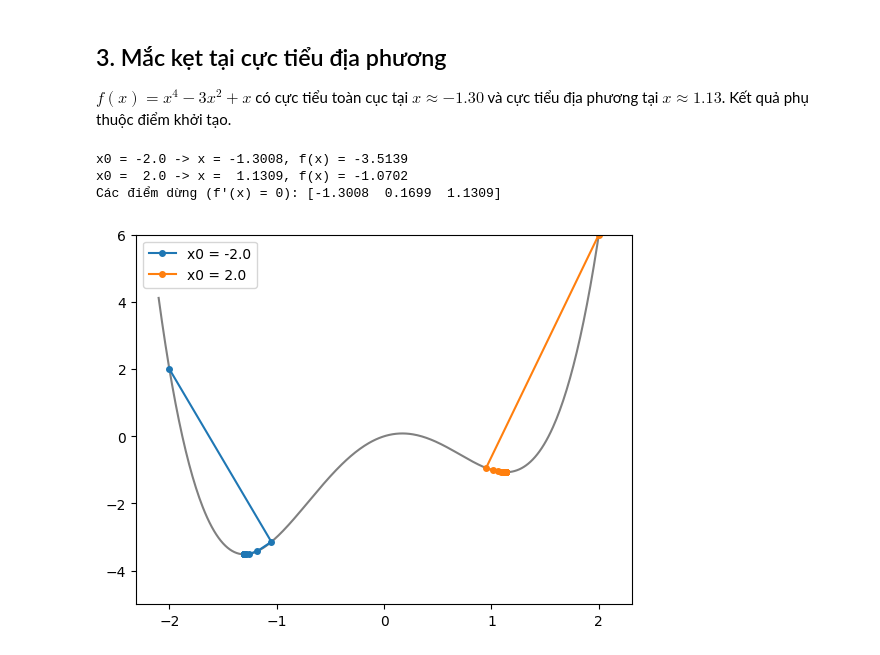
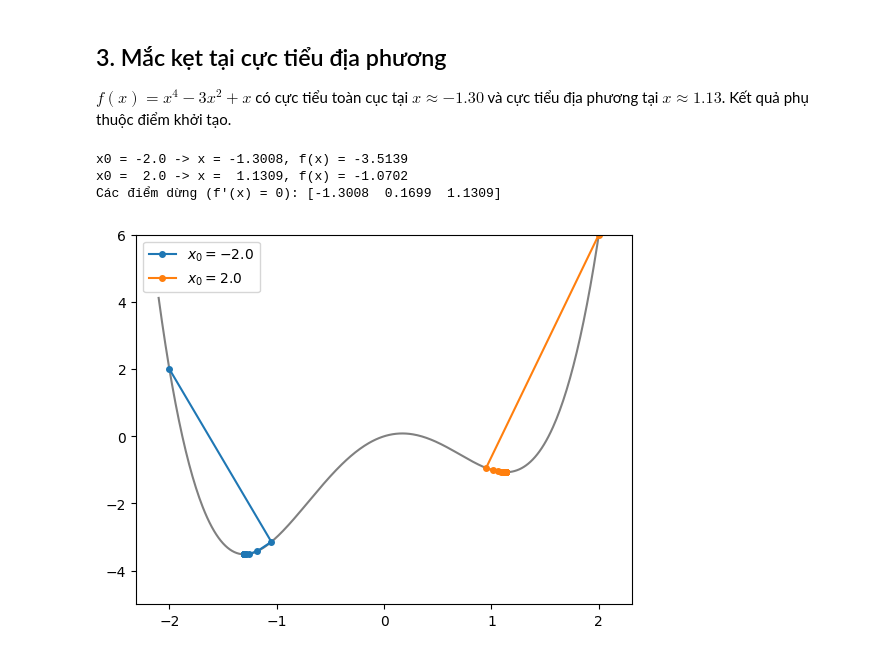
Before and after one commit to ntanh80/machine-learning, a Jupyter notebook: lesson_05/codes/03_learning_rate.ipynb, the cells around one changed output. Cells and saved outputs as stored; diff of their text form; code cells hidden in the pictures.

```diff
--- a/lesson_05/codes/03_learning_rate.ipynb
+++ b/lesson_05/codes/03_learning_rate.ipynb
@@ -27,8 +28,8 @@ df = lambda x: 2 * x + 5 * np.cos(x)
 for eta in [0.01, 0.1, 0.5]:
     x_history = gd(df, -5, eta)
     print('eta = %-4s: %3d vòng lặp, x = %7.4f, f(x) = %7.4f' % (eta, len(x_history) - 1, x_history[-1], f(x_history[-1])))
-    plt.plot(f(x_history), label='eta = %s' % eta)
-plt.xlabel('Vòng lặp'); plt.ylabel('f(x_t)'); plt.ylim(-4, 12)
+    plt.plot(f(x_history), label=r'$\eta = %s$' % eta)
+plt.xlabel('Vòng lặp'); plt.ylabel(r'$f(x_t)$'); plt.ylim(-4, 12)
 plt.legend(); plt.show()
 # %% [output]
 eta = 0.01: 100 vòng lặp, x = -1.1180, f(x) = -3.2462
@@ -56,17 +57,17 @@ $f(x) = x^4 - 3x^2 + x$ có cực tiểu toàn cục tại $x \approx -1.30$ và
 # %%
 g = lambda x: x**4 - 3 * x**2 + x
 dg = lambda x: 4 * x**3 - 6 * x + 1
 
 x_line = np.linspace(-2.1, 2.1, 400)
 plt.plot(x_line, g(x_line), color='gray')
 for x0 in [-2.0, 2.0]:
     x_history = gd(dg, x0, 0.05, max_iter=200, tol=1e-6)
     print('x0 = %4.1f -> x = %7.4f, f(x) = %7.4f' % (x0, x_history[-1], g(x_history[-1])))
-    plt.plot(x_history, g(x_history), 'o-', ms=4, label='x0 = %.1f' % x0)
+    plt.plot(x_history, g(x_history), 'o-', ms=4, label=r'$x_0 = %.1f$' % x0)
 print("Các điểm dừng (f'(x) = 0):", np.sort(np.roots([4, 0, -6, 1])).round(4))
 plt.ylim(-5, 6); plt.legend(); plt.show()
 # %% [output]
 x0 = -2.0 -> x = -1.3008, f(x) = -3.5139
 x0 =  2.0 -> x =  1.1309, f(x) = -1.0702
 Các điểm dừng (f'(x) = 0): [-1.3008  0.1699  1.1309]
-[figure, old version]
+[figure, new version]
```
Also changed, not shown: parts of 2 cells of this notebook, 19 other files.
